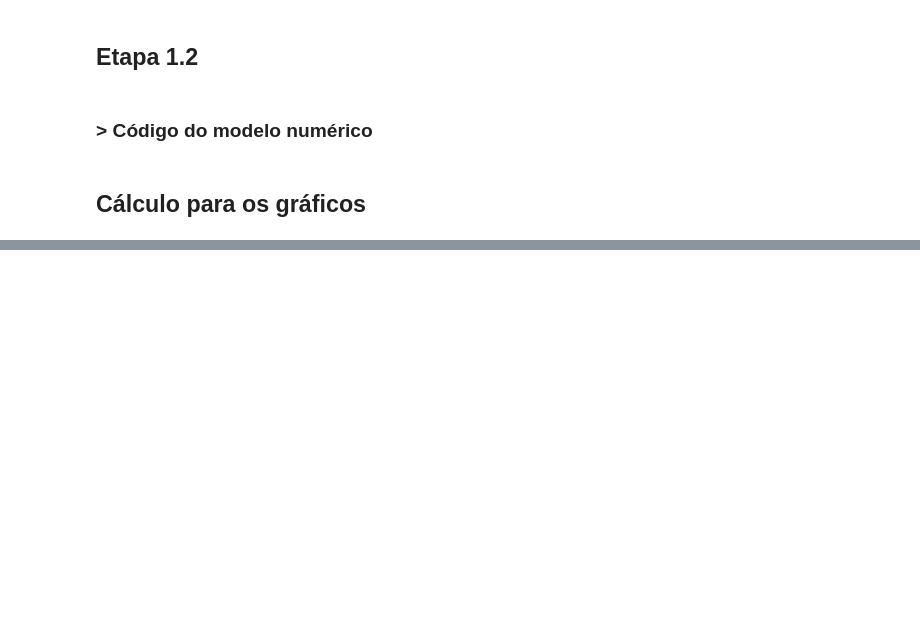
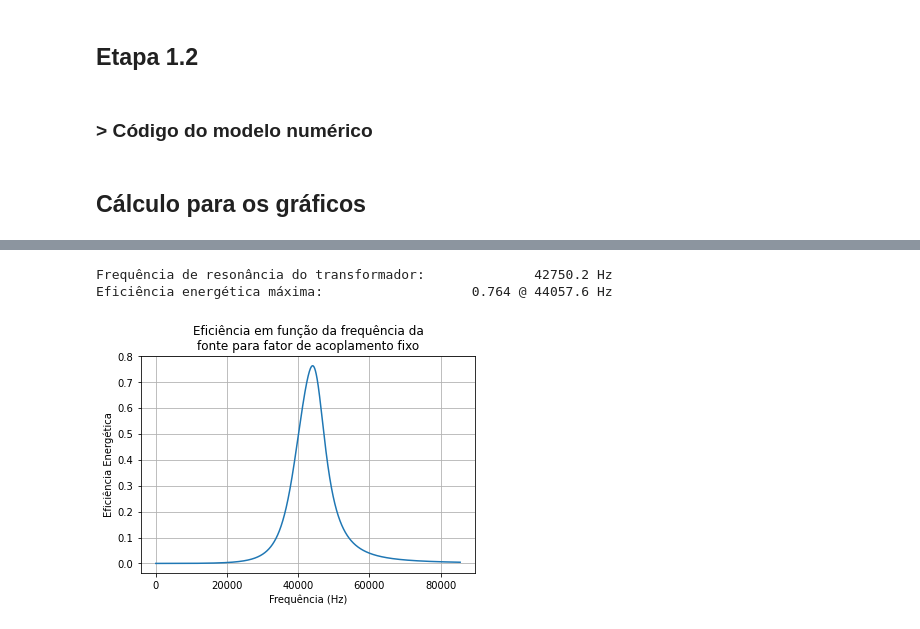
Before and after one commit to thiagosk/Projeto-Eletromag2022.2, a Jupyter notebook: main.ipynb, the cells around one changed output, grey strips where cells are left out. Cells and saved outputs as stored; diff of their text form; code cells hidden in the pictures; blank space fills up the shorter version.

```diff
--- a/main.ipynb
+++ b/main.ipynb
@@ -248,0 +376,17 @@ print(potencias_saida[np.argmax(potencias_saida)])
+# %%
+print('Frequência de resonância do transformador:\t\t%.1f Hz' % round(FREQUENCIA_RESONANTE, 1))
+print('Eficiência energética máxima:\t\t\t%.3f @ %.1f Hz' % (round(abs(eficiencia_max_f), 3), round(f_eficiencia_max_f, 1)))
+
+plt.plot(frequencias, eficiencias_f)
+
+plt.xlabel('Frequência (Hz)')
+plt.ylabel('Eficiência Energética')
+plt.title('Eficiência em função da frequência da\nfonte para fator de acoplamento fixo')
+
+plt.grid(True)
+
+plt.show()
+# %% [output]
+Frequência de resonância do transformador:              42750.2 Hz
+Eficiência energética máxima:                   0.764 @ 44057.6 Hz
+[figure, added]
```
Also changed, not shown: parts of 20 cells of this notebook.
